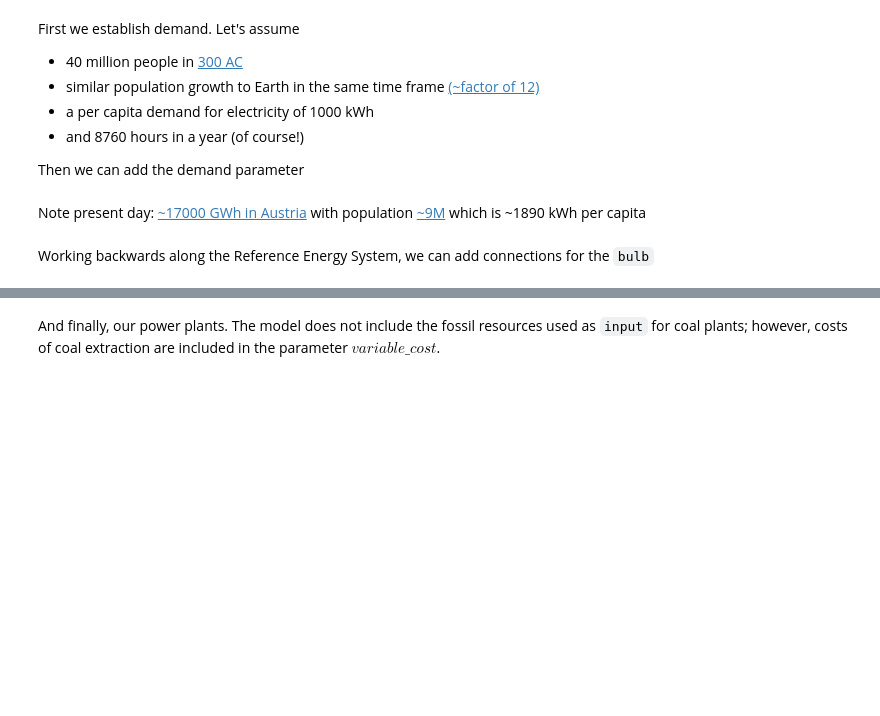
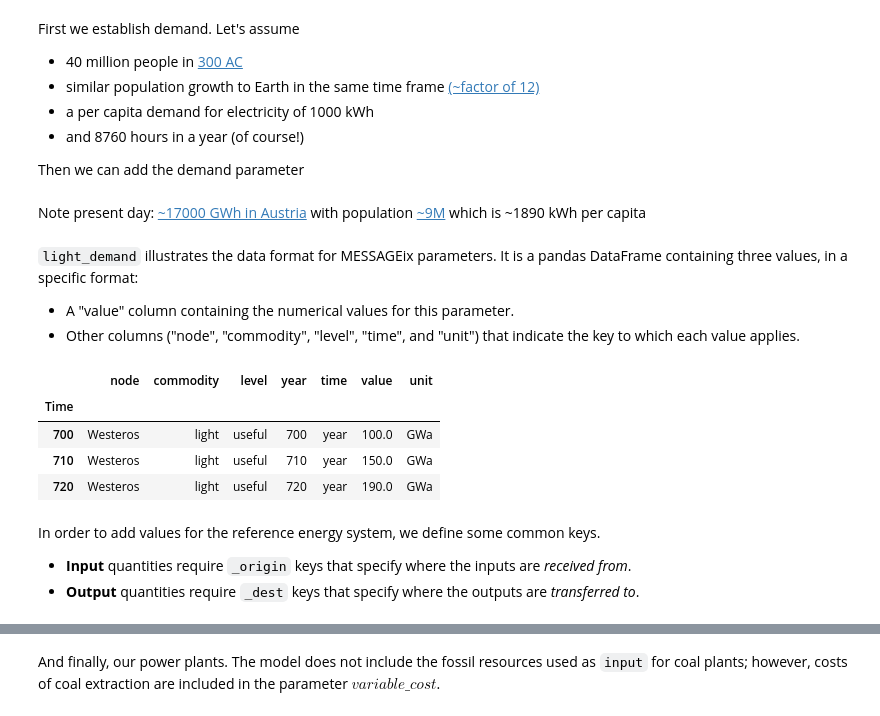
Before and after one commit to iiasa/message_ix, a Jupyter notebook: tutorial/westeros/westeros_baseline.ipynb, the cells around one changed output, grey strips where cells are left out. Cells and saved outputs as stored; diff of their text form; code cells hidden in the pictures; blank space fills up the shorter version.

Commit message:
add explanatory text to westeros_baseline tutorial

```diff
--- a/tutorial/westeros/westeros_baseline.ipynb
+++ b/tutorial/westeros/westeros_baseline.ipynb
@@ -156,6 +159,24 @@ light_demand = pd.DataFrame({
         'value': (100 * gdp_profile).round(),
         'unit': 'GWa',
     })
+# %% [markdown]
+`light_demand` illustrates the data format for MESSAGEix parameters. It is a pandas DataFrame containing three values, in a specific format:
+
+- A "value" column containing the numerical values for this parameter.
+- Other columns ("node", "commodity", "level", "time", and "unit") that indicate the key to which each value applies.
+# %%
+light_demand
+# %% [output]
+|  | node | commodity | level | year | time | value | unit |
+| Time |  |  |  |  |  |  |  |
+| 700 | Westeros | light | useful | 700 | year | 100.0 | GWa |
+| 710 | Westeros | light | useful | 710 | year | 150.0 | GWa |
+| 720 | Westeros | light | useful | 720 | year | 190.0 | GWa |
 # %%
 scenario.add_par("demand", light_demand)
+# %% [markdown]
+In order to add values for the reference energy system, we define some common keys.
+
+- **Input** quantities require `_origin` keys that specify where the inputs are *received from*.
+- **Output** quantities require `_dest` keys that specify where the outputs are *transferred to*.
 # %%
@@ -189,2 +196,0 @@ base_output = {
-# %% [markdown]
-Working backwards along the Reference Energy System, we can add connections for the `bulb`
```
Also changed, not shown: parts of 36 cells of this notebook, 1 other file.
